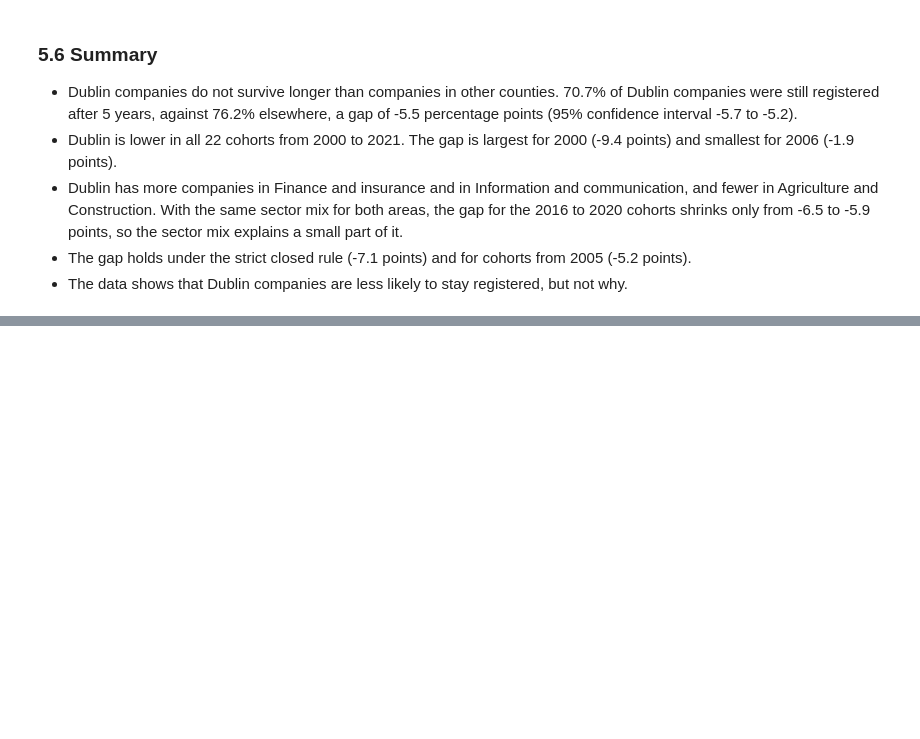
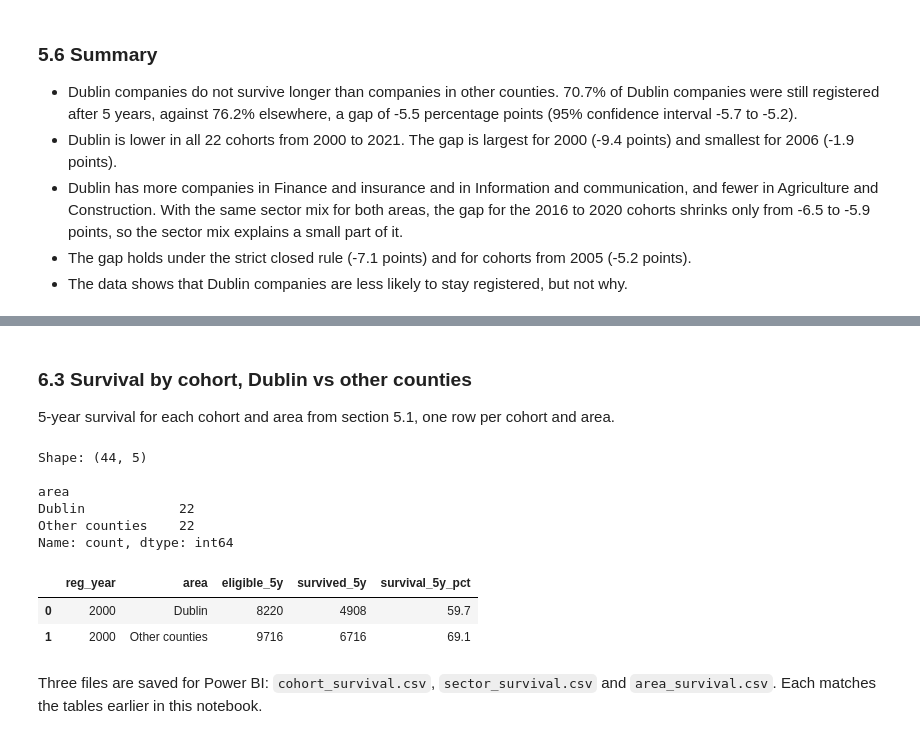
Before and after one commit to temulenbd/irish-company-survival-analysis, a Jupyter notebook: notebooks/3_statistical_analysis.ipynb, the cells around one changed output, grey strips where cells are left out. Saved outputs shown, nothing was run; the diff lists cells and outputs as text; code cells hidden in the pictures; blank space fills up the shorter version.

```diff
--- a/notebooks/3_statistical_analysis.ipynb
+++ b/notebooks/3_statistical_analysis.ipynb
@@ -972 +1036,28 @@ Dublin is lower in all 3 checks. With the strict closed rule, the rates are 65.8
+# %% [markdown]
+### 6.3 Survival by cohort, Dublin vs other counties
+
+5-year survival for each cohort and area from section 5.1, one row per cohort and area.
+# %%
+# Cohort and area table from section 5.1, with cohort and area as normal columns
+area_survival = by_cohort.reset_index()
+
+area_survival.to_csv("../data/processed/area_survival.csv", index=False)
+
+# Checks: reload the saved file, rows per area
+check = pd.read_csv("../data/processed/area_survival.csv")
+print("Shape:", check.shape, "\n")
+print(check["area"].value_counts(), "\n")
+check.head(2)
+# %% [output]
+Shape: (44, 5)
+
+area
+Dublin            22
+Other counties    22
+Name: count, dtype: int64
+|  | reg_year | area | eligible_5y | survived_5y | survival_5y_pct |
+| 0 | 2000 | Dublin | 8220 | 4908 | 59.7 |
+| 1 | 2000 | Other counties | 9716 | 6716 | 69.1 |
+# %% [markdown]
+Three files are saved for Power BI: `cohort_survival.csv`, `sector_survival.csv` and `area_survival.csv`. Each matches the tables earlier in this notebook.
 # %% [markdown]
```
Also changed, not shown: parts of 6 cells of this notebook, 3 other files.
